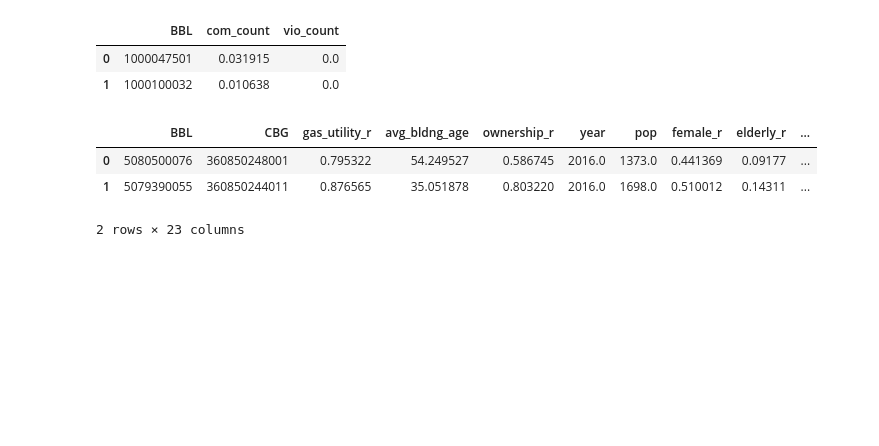
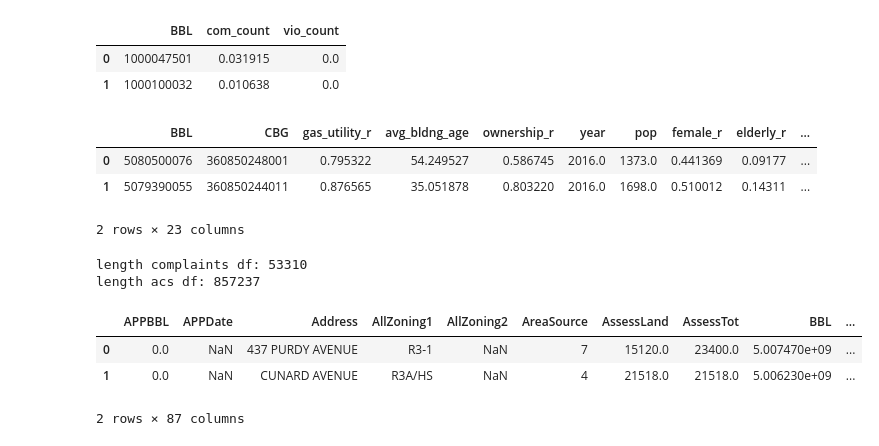
Before and after one commit to CUSPCivicAnalyticsFellows/311, a Jupyter notebook: notebooks/merge_acs_pluto_comps_326.ipynb, the cells around one changed output. Saved outputs shown, nothing was run; the diff lists cells and outputs as text; code cells hidden in the pictures; blank space fills up the shorter version.

```diff
--- a/notebooks/merge_acs_pluto_comps_326.ipynb
+++ b/notebooks/merge_acs_pluto_comps_326.ipynb
@@ -22,3 +45,18 @@ b.head(2)
 | 0 | 5080500076 | 360850248001 | 0.795322 | 54.249527 | 0.586745 | 2016.0 | 1373.0 | 0.441369 | 0.09177 | ... |
 | 1 | 5079390055 | 360850244011 | 0.876565 | 35.051878 | 0.803220 | 2016.0 | 1698.0 | 0.510012 | 0.14311 | ... |
 2 rows × 23 columns
+# %%
+print 'length complaints df: ' + str(len(c))
+print 'length acs df: ' + str(len(a))
+# %% [output]
+length complaints df: 53310
+length acs df: 857237
+# %%
+pluto = pd.read_csv('../data_processed/pluto_14')
+pluto = pluto.drop('Unnamed: 0',axis=1)
+pluto.head(2)
+# %% [output]
+|  | APPBBL | APPDate | Address | AllZoning1 | AllZoning2 | AreaSource | AssessLand | AssessTot | BBL | ... |
+| 0 | 0.0 | NaN | 437 PURDY AVENUE | R3-1 | NaN | 7 | 15120.0 | 23400.0 | 5.007470e+09 | ... |
+| 1 | 0.0 | NaN | CUNARD AVENUE | R3A/HS | NaN | 4 | 21518.0 | 21518.0 | 5.006230e+09 | ... |
+2 rows × 87 columns
```
Also changed, not shown: parts of 32 cells of this notebook.
